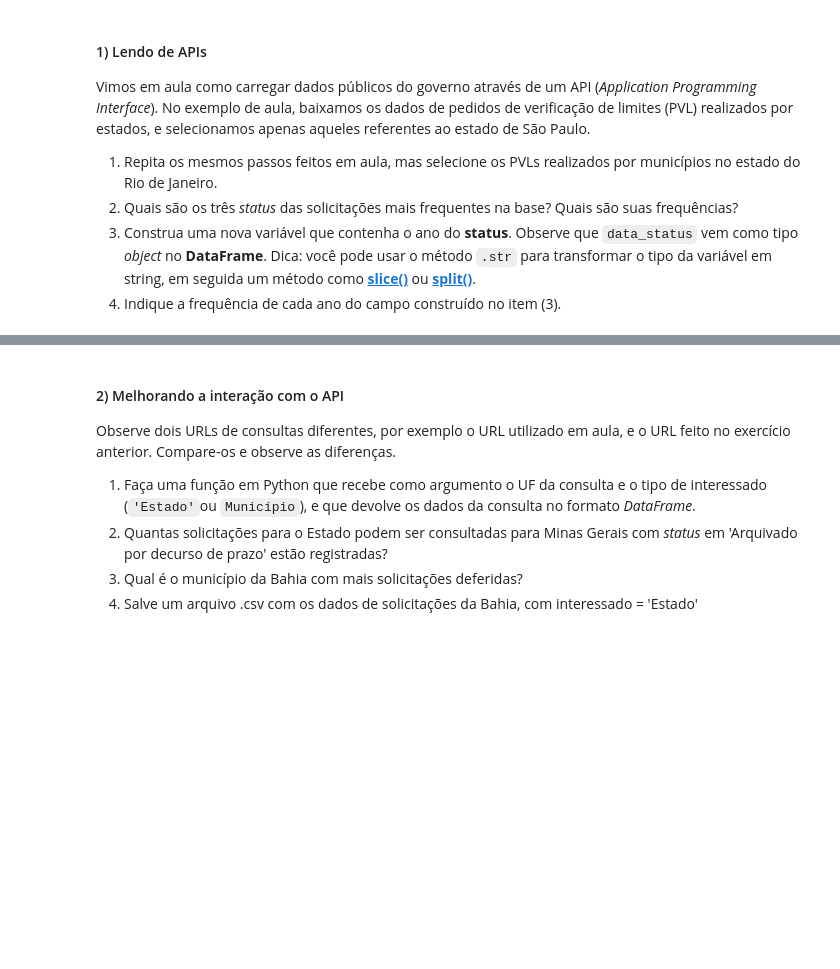
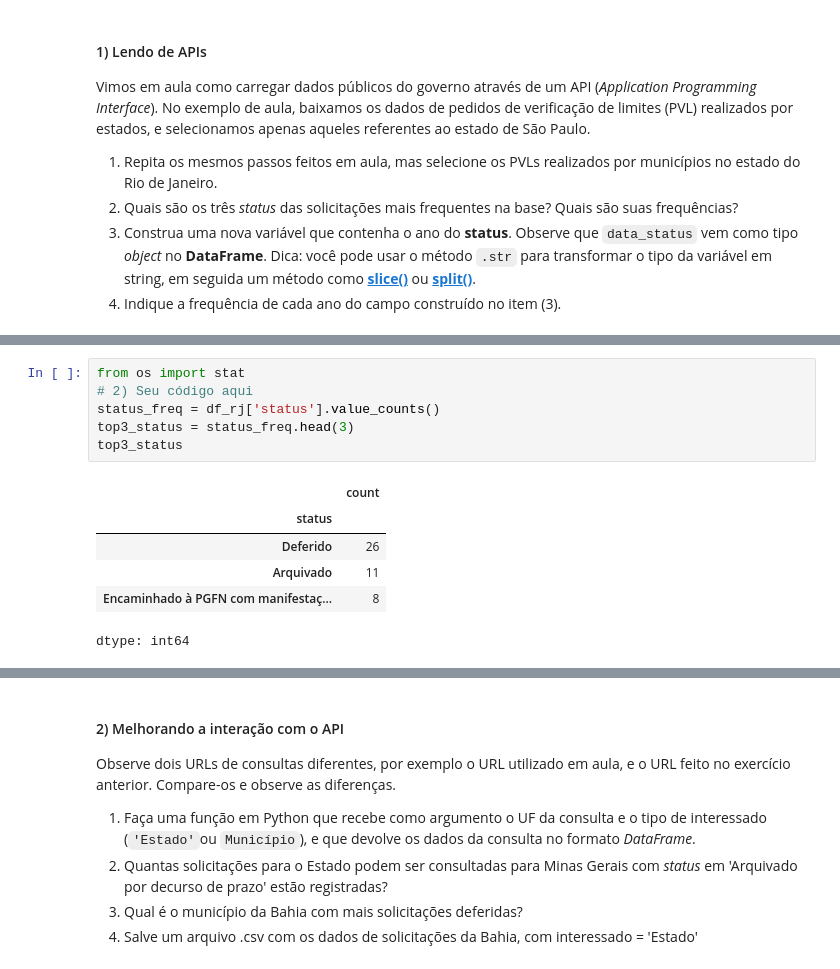
Before and after one commit to DDricko/Ciencia_de_dados_Ebac, a Jupyter notebook: Profissão_Cientista_de_Dados_M4_Tarefa_aulas_06_a_08.ipynb, the cells around one changed output, grey strips where cells are left out. Drawn from its saved outputs; the diff is of its cells as text; blank space fills up the shorter version.

```diff
--- a/Profissão_Cientista_de_Dados_M4_Tarefa_aulas_06_a_08.ipynb
+++ b/Profissão_Cientista_de_Dados_M4_Tarefa_aulas_06_a_08.ipynb
@@ -27,0 +58,13 @@ Vimos em aula como carregar dados públicos do governo através de um API (*Appl
+# %%
+from os import stat
+# 2) Seu código aqui
+status_freq = df_rj['status'].value_counts()
+top3_status = status_freq.head(3)
+top3_status
+# %% [output]
+|  | count |
+| status |  |
+| Deferido | 26 |
+| Arquivado | 11 |
+| Encaminhado à PGFN com manifestaç... | 8 |
+dtype: int64
```
Also changed, not shown: parts of 14 cells of this notebook.
